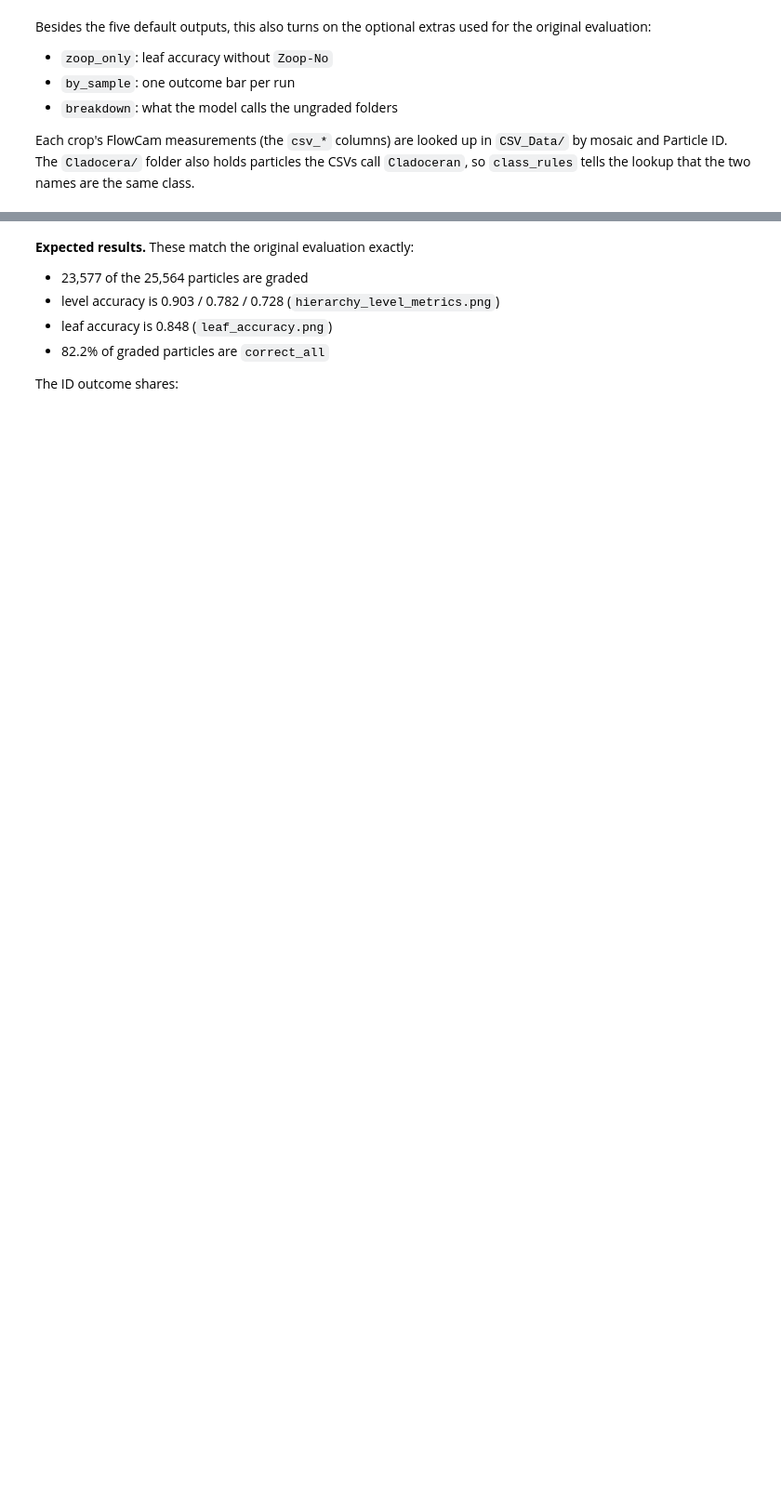
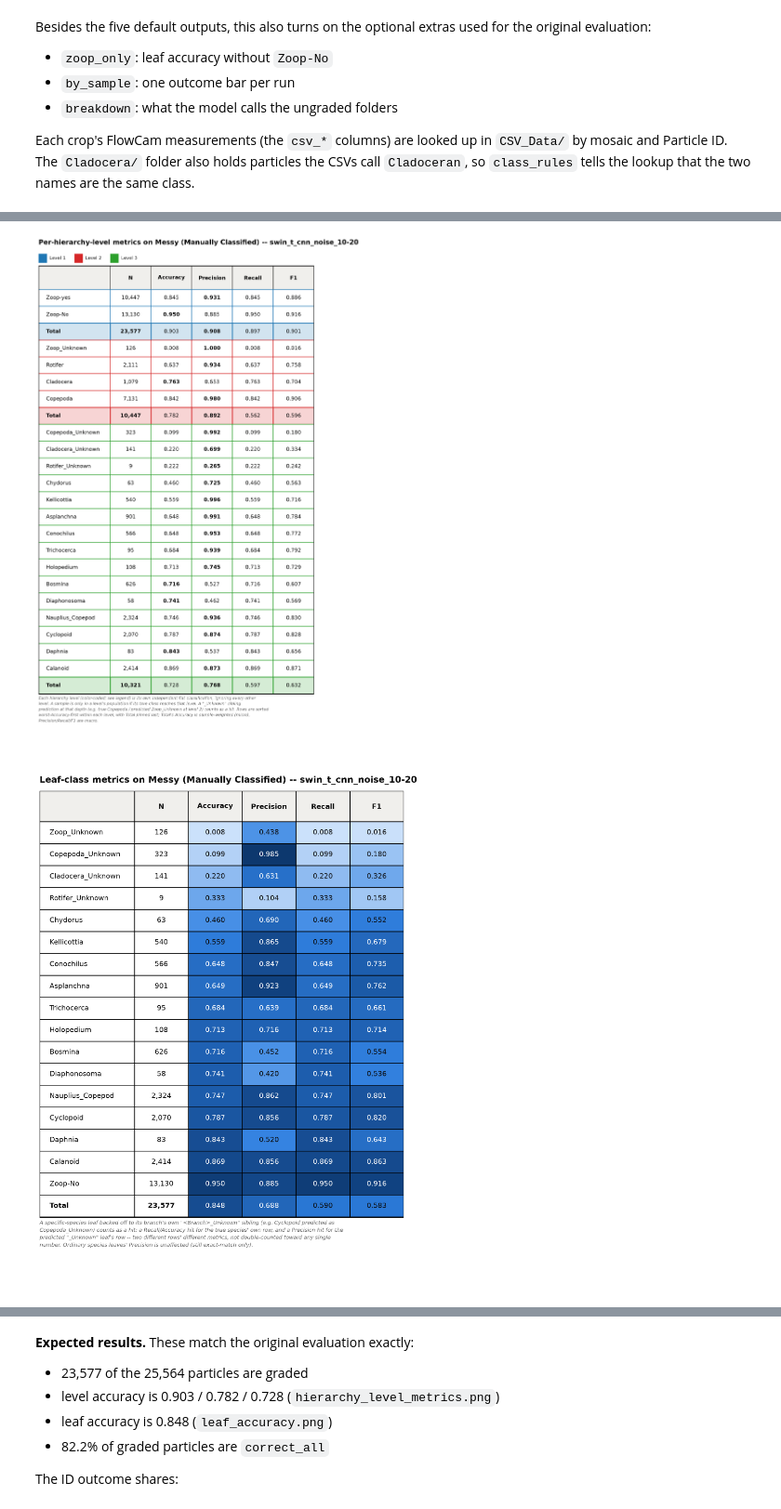
Before and after one commit to atjhin/Hierroute, a Jupyter notebook: examples/inference.ipynb, the cells around one changed output, grey strips where cells are left out. Shown at 93% size. Cells and saved outputs as stored; diff of their text form; code cells hidden in the pictures; blank space fills up the shorter version.

```diff
--- a/examples/inference.ipynb
+++ b/examples/inference.ipynb
@@ -22,12 +22,13 @@ Requires `pip install hierroute jupyter`. The example data lives at `/data/Hier-
 from pathlib import Path
 
 DATA_DIR = Path("/data/Hier-Zooplankton")        # example dataset (internal)
-WORK_DIR = Path.home() / "hierroute_example"      # everything the example notebooks write goes here
-WORK_DIR.mkdir(parents=True, exist_ok=True)
 
 QUETICO = DATA_DIR / "quetico" / "Messy"                                    # the test set
-RUN_DIR = WORK_DIR / "training_result" / "swin_t_cnn_noise_example"         # from train.ipynb
-RESULTS_DIR = WORK_DIR / "results"
+RUN_DIR = Path("../training_result").resolve() / "swin_t_cnn_noise_example"   # from train.ipynb
+RESULTS_DIR = Path("../inference_result").resolve()                         # results go here, relative to this notebook's folder
+NOISE_OUT = RESULTS_DIR / "quetico_messy_noise_example"       # A: released model
+OWN_OUT = RESULTS_DIR / "quetico_messy_own_model_example"     # B: your trained model
+RAW_OUT = RESULTS_DIR / "quetico_messy_raw_example"           # C: raw FlowCam export
 # %%
 import pandas as pd
 from IPython.display import Image as ShowImage, display
@@ -84,5 +119,8 @@ released = evaluate(EvaluateOptions(
 # %%
 for name in ["hierarchy_level_metrics.png", "leaf_accuracy.png", "id_outcomes_table.png",
              "id_outcomes_stacked_bar.png", "id_outcomes_stacked_bar_by_sample.png",
              "top_predictions_breakdown.png"]:
-    display(ShowImage(filename=RESULTS_DIR / "quetico_messy_noise" / name, width=750))
+    display(ShowImage(filename=NOISE_OUT / name, width=750))
+# %% [output]
+[figure, added]
+[figure, added]
```
Also changed, not shown: parts of 16 cells of this notebook, 27 other files.
